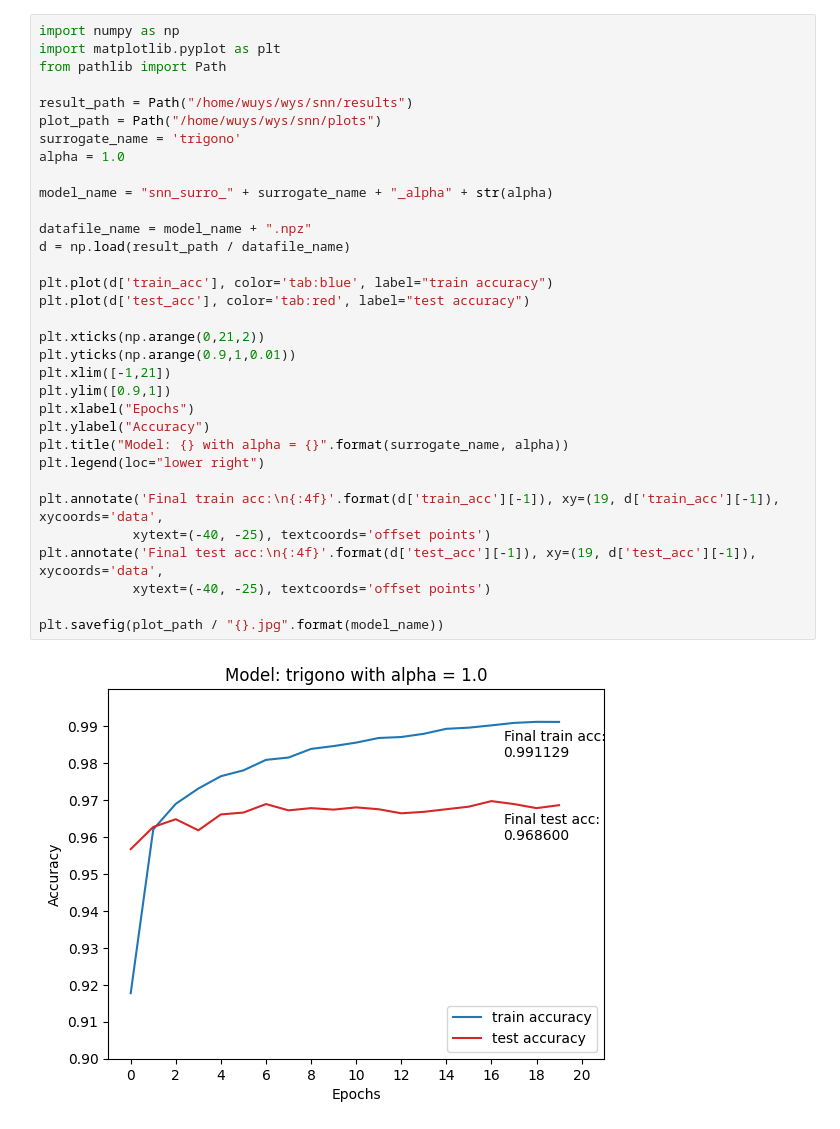
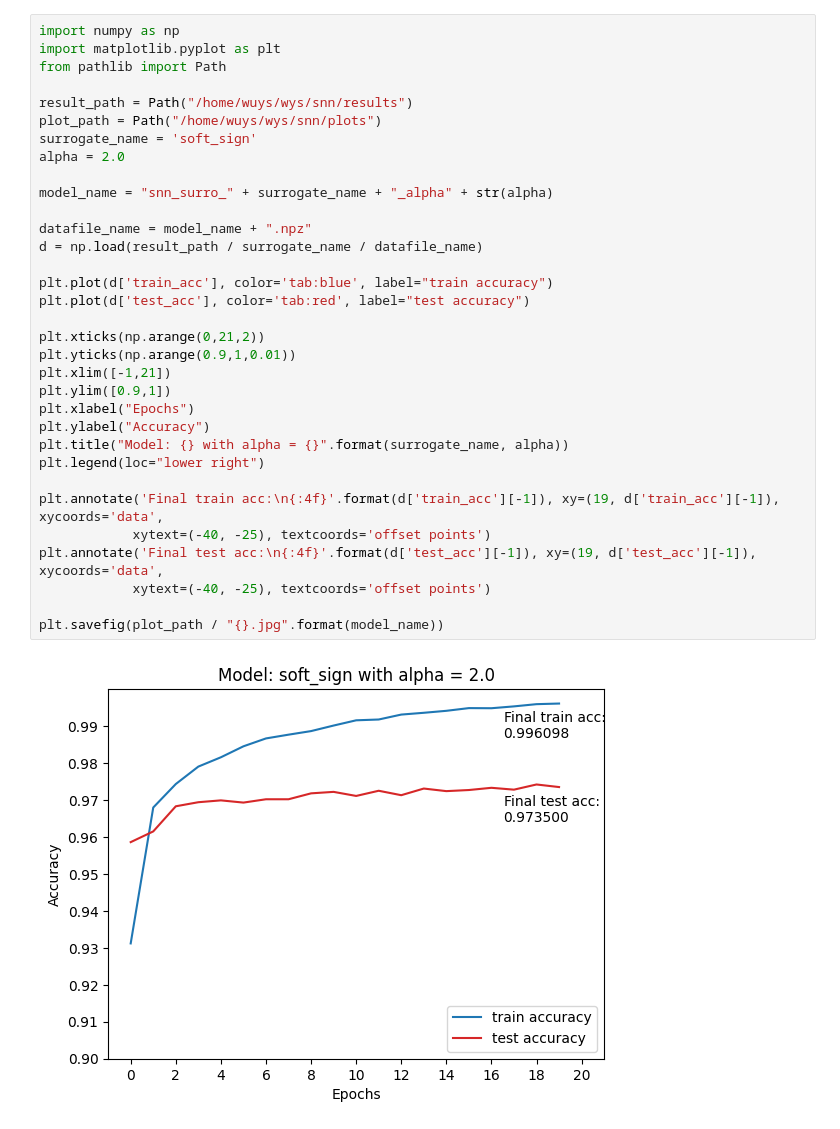
Before and after one commit to wu-ys/snn, a Jupyter notebook: plot.ipynb, the cells around one changed output. Cells and saved outputs as stored; diff of their text form.

Commit message:
save results of different surrogate to different directory

```diff
--- a/plot.ipynb
+++ b/plot.ipynb
@@ -2,34 +2,34 @@
 import numpy as np
 import matplotlib.pyplot as plt
 from pathlib import Path
 
 result_path = Path("/home/wuys/wys/snn/results")
 plot_path = Path("/home/wuys/wys/snn/plots")
-surrogate_name = 'trigono'
-alpha = 1.0
+surrogate_name = 'soft_sign'
+alpha = 2.0
 
 model_name = "snn_surro_" + surrogate_name + "_alpha" + str(alpha)
 
 datafile_name = model_name + ".npz"
-d = np.load(result_path / datafile_name)
+d = np.load(result_path / surrogate_name / datafile_name)
 
 plt.plot(d['train_acc'], color='tab:blue', label="train accuracy")
 plt.plot(d['test_acc'], color='tab:red', label="test accuracy")
 
 plt.xticks(np.arange(0,21,2))
 plt.yticks(np.arange(0.9,1,0.01))
 plt.xlim([-1,21])
 plt.ylim([0.9,1])
 plt.xlabel("Epochs")
 plt.ylabel("Accuracy")
 plt.title("Model: {} with alpha = {}".format(surrogate_name, alpha))
 plt.legend(loc="lower right")
 
 plt.annotate('Final train acc:\n{:4f}'.format(d['train_acc'][-1]), xy=(19, d['train_acc'][-1]), xycoords='data',
             xytext=(-40, -25), textcoords='offset points')
 plt.annotate('Final test acc:\n{:4f}'.format(d['test_acc'][-1]), xy=(19, d['test_acc'][-1]), xycoords='data',
             xytext=(-40, -25), textcoords='offset points')
 
 plt.savefig(plot_path / "{}.jpg".format(model_name))
 # %% [output]
-[figure, old version]
+[figure, new version]
```
Also changed, not shown: 2 other files.
